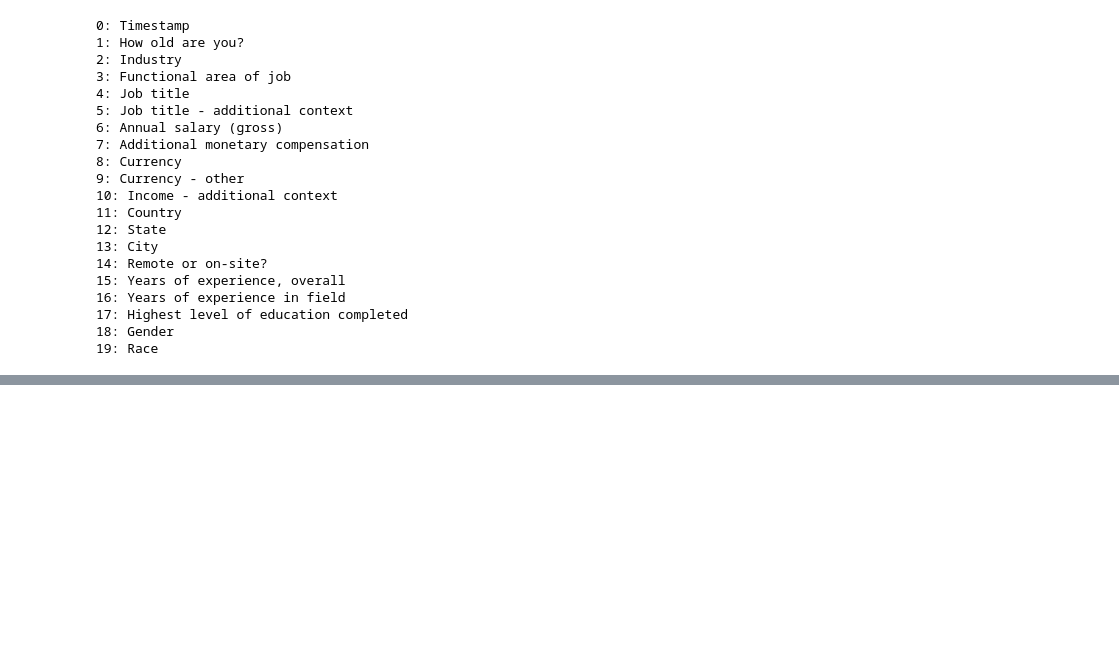
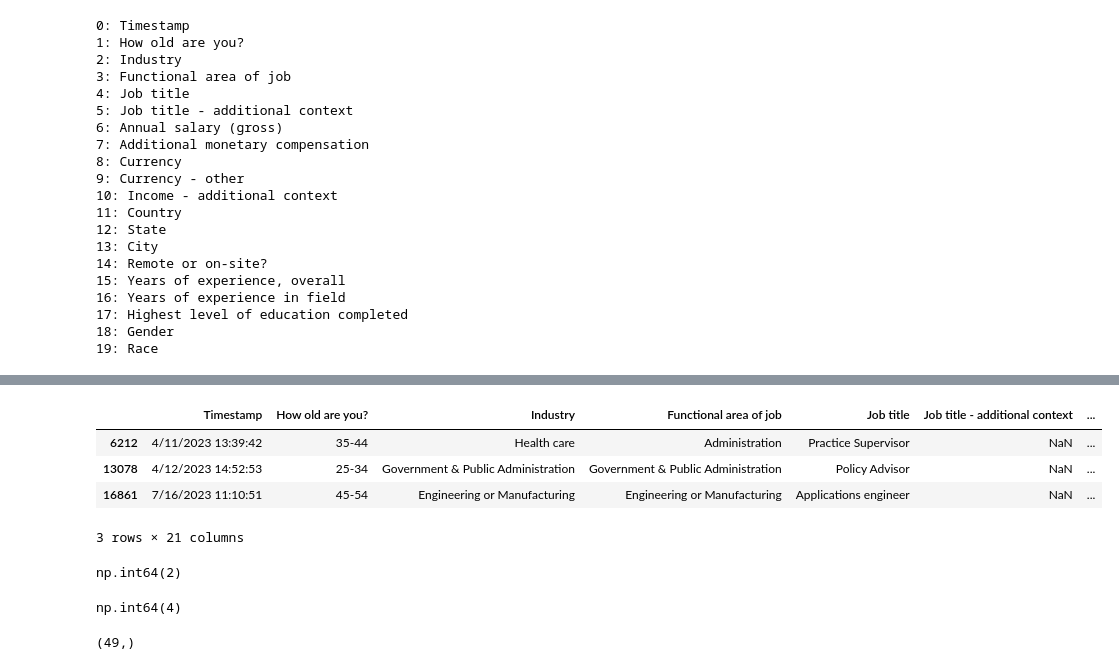
Before and after one commit to charliejharrison/AISS-2024_data-handling-python-pandas, a Jupyter notebook: notebooks/03-messy-data.ipynb, the cells around one changed output, grey strips where cells are left out. Drawn from its saved outputs; the diff is of its cells as text; code cells hidden in the pictures; blank space fills up the shorter version.

```diff
--- a/notebooks/03-messy-data.ipynb
+++ b/notebooks/03-messy-data.ipynb
@@ -94,0 +148,2 @@ survey_data[survey_data["Additional monetary compensation"] % 1 != 0]
+# %%
+survey_data.fillna(value={"Additional monetary compensation": 0}, inplace=True)
@@ -94,0 +169,2 @@ survey_data[survey_data["Additional monetary compensation"] % 1 != 0]
+# %%
+survey_data["Additional monetary compensation"] = survey_data.loc[:, "Additional monetary compensation"].astype(int)
@@ -94,0 +220,2 @@ survey_data[survey_data["Additional monetary compensation"] % 1 != 0]
+# %%
+survey_data["Total compensation"] = survey_data.loc[:, "Annual salary (gross)"] + survey_data.loc[:, "Additional monetary compensation"]
@@ -94,0 +299,20 @@ survey_data[survey_data["Additional monetary compensation"] % 1 != 0]
+# %%
+survey_data[survey_data["Currency - other"] == "0"]
+# %% [output]
+|  | Timestamp | How old are you? | Industry | Functional area of job | Job title | Job title - additional context | ... |
+| 6212 | 4/11/2023 13:39:42 | 35-44 | Health care | Administration | Practice Supervisor | NaN | ... |
+| 13078 | 4/12/2023 14:52:53 | 25-34 | Government & Public Administration | Government & Public Administration | Policy Advisor | NaN | ... |
+| 16861 | 7/16/2023 11:10:51 | 45-54 | Engineering or Manufacturing | Engineering or Manufacturing | Applications engineer | NaN | ... |
+3 rows × 21 columns
+# %%
+survey_data["Currency - other"].dropna().value_counts()["PLN "]
+# %% [output]
+np.int64(2)
+# %%
+survey_data["Currency - other"].dropna().map(lambda x: x.startswith("PLN")).sum()
+# %% [output]
+np.int64(4)
+# %%
+survey_data["Currency - other"].value_counts().shape
+# %% [output]
+(49,)
```
Also changed, not shown: parts of 52 cells of this notebook, 4 other files.
